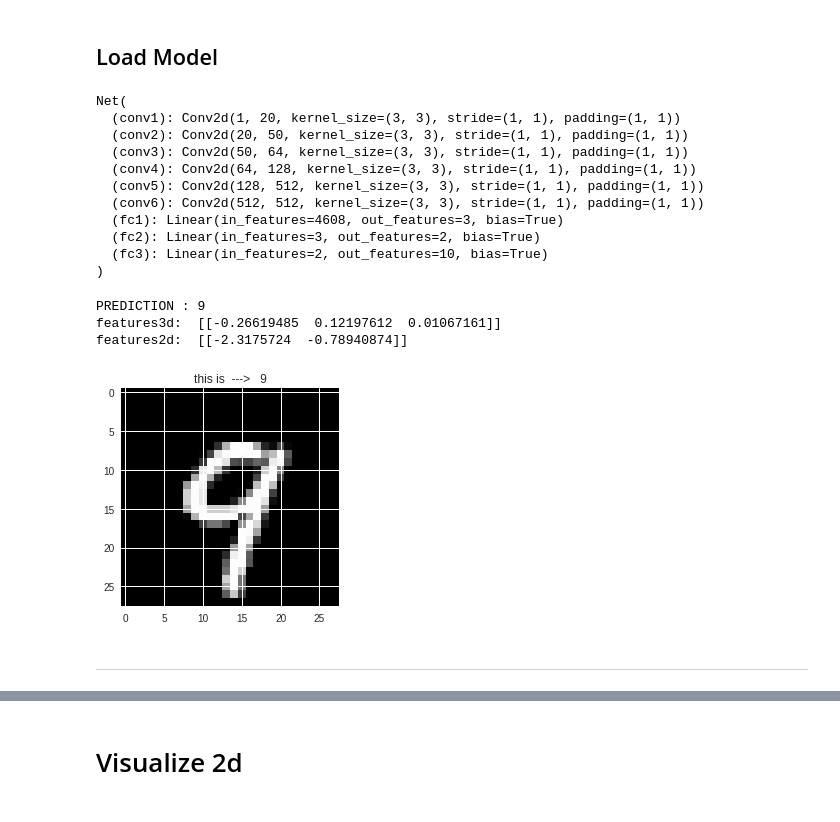
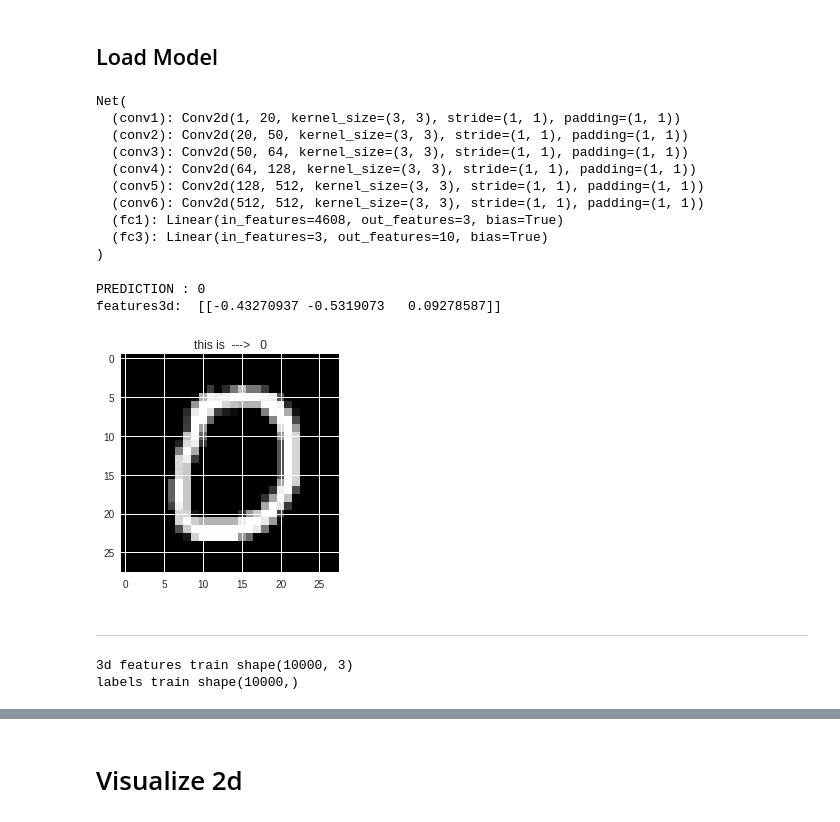
Before and after one commit to egcode/pytorch-losses, a Jupyter notebook: mnist-visualize-center-loss.ipynb, the cells around one changed output, grey strips where cells are left out. Cells and saved outputs as stored; diff of their text form; code cells hidden in the pictures.

```diff
--- a/mnist-visualize-center-loss.ipynb
+++ b/mnist-visualize-center-loss.ipynb
@@ -126,8 +126,8 @@ class Net(nn.Module):
         self.prelu_weight = nn.Parameter(torch.Tensor(1).fill_(0.25))
 
         self.fc1 = nn.Linear(3*3*512, 3)
-        self.fc2 = nn.Linear(3, 2)
-        self.fc3 = nn.Linear(2, 10)
+#         self.fc2 = nn.Linear(3, 2)
+        self.fc3 = nn.Linear(3, 10)
 
     def forward(self, x):
         mp_ks=2
@@ -147,12 +147,12 @@ class Net(nn.Module):
         x = x.view(-1, 3*3*512) # Flatten
 
         features3d = self.fc1(x)
-        features2d = self.fc2(features3d)
-        x = F.prelu(features2d, self.prelu_weight)
+#         features2d = self.fc2(features3d)
+        x = F.prelu(features3d, self.prelu_weight)
 
         x = self.fc3(x)
 
-        return F.log_softmax(x, dim=1), features3d, features2d
+        return F.log_softmax(x, dim=1), features3d
 # %%
 model = Net()
 model.eval()
@@ -288,39 +287,61 @@ Net(
   (conv5): Conv2d(128, 512, kernel_size=(3, 3), stride=(1, 1), padding=(1, 1))
   (conv6): Conv2d(512, 512, kernel_size=(3, 3), stride=(1, 1), padding=(1, 1))
   (fc1): Linear(in_features=4608, out_features=3, bias=True)
-  (fc2): Linear(in_features=3, out_features=2, bias=True)
-  (fc3): Linear(in_features=2, out_features=10, bias=True)
+  (fc3): Linear(in_features=3, out_features=10, bias=True)
 )
 # %%
 import matplotlib.pyplot as plt
 import numpy as np
 %matplotlib inline
 # %%
-ind = 12
+ind = 10
 
 image = test_loader.dataset[ind][0].numpy().reshape(28,28)
 lbl = test_loader.dataset[ind][1].numpy()
 plt.title('this is  --->   ' + str(lbl))
 plt.imshow(image, cmap='gray')
 
 
 image_tensor, label_tensor = test_loader.dataset[ind]
 image_tensor = image_tensor.reshape(1,1,28,28)
 image_tensor, label_tensor = image_tensor.to(device), label_tensor.to(device)
 
-prediction, features3d, features2d = model(image_tensor)
+prediction, features3d = model(image_tensor)
 prediction = np.argmax(prediction.cpu().detach().numpy())
 print ("\033[92m" + "PREDICTION : " + str(prediction) + "\033[0m")
 
 print("features3d:  " + str(features3d.cpu().detach().numpy()))
-print("features2d:  " + str(features2d.cpu().detach().numpy()))
+# print("features2d:  " + str(features2d.cpu().detach().numpy()))
 # %% [output]
-PREDICTION : 9
-features3d:  [[-0.26619485  0.12197612  0.01067161]]
-features2d:  [[-2.3175724  -0.78940874]]
+PREDICTION : 0
+features3d:  [[-0.43270937 -0.5319073   0.09278587]]
-[figure, old version]
+[figure, new version]
 # %% [markdown]
 -----------
 # %%
 # Visualize train_data
+# %%
+f3d_train = []
+lbls_train = []
+
+for i in range(10000):
+    image_tensor_train, label_tensor_train = train_loader.dataset[i]
+    image_tensor_train = image_tensor_train.reshape(1,1,28,28)
+    image_tensor_train, label_tensor_train = image_tensor_train.to(device), label_tensor_train.to(device)
+
+    prediction_train, features3d_train = model(image_tensor_train)
+    f3d_train.append(features3d_train[0].cpu().detach().numpy())
+
+    prediction_train = np.argmax(prediction_train.cpu().detach().numpy())
+    lbls_train.append(prediction_train)
+
+
+
+feat3d_train = np.array(f3d_train)
+print("3d features train shape" + str(feat3d_train.shape))
+lbls_train = np.array(lbls_train)
+print("labels train shape" + str(lbls_train.shape))
+# %% [output]
+3d features train shape(10000, 3)
+labels train shape(10000,)
 # %%
```
Also changed, not shown: parts of 10 cells of this notebook, 2 other files.
